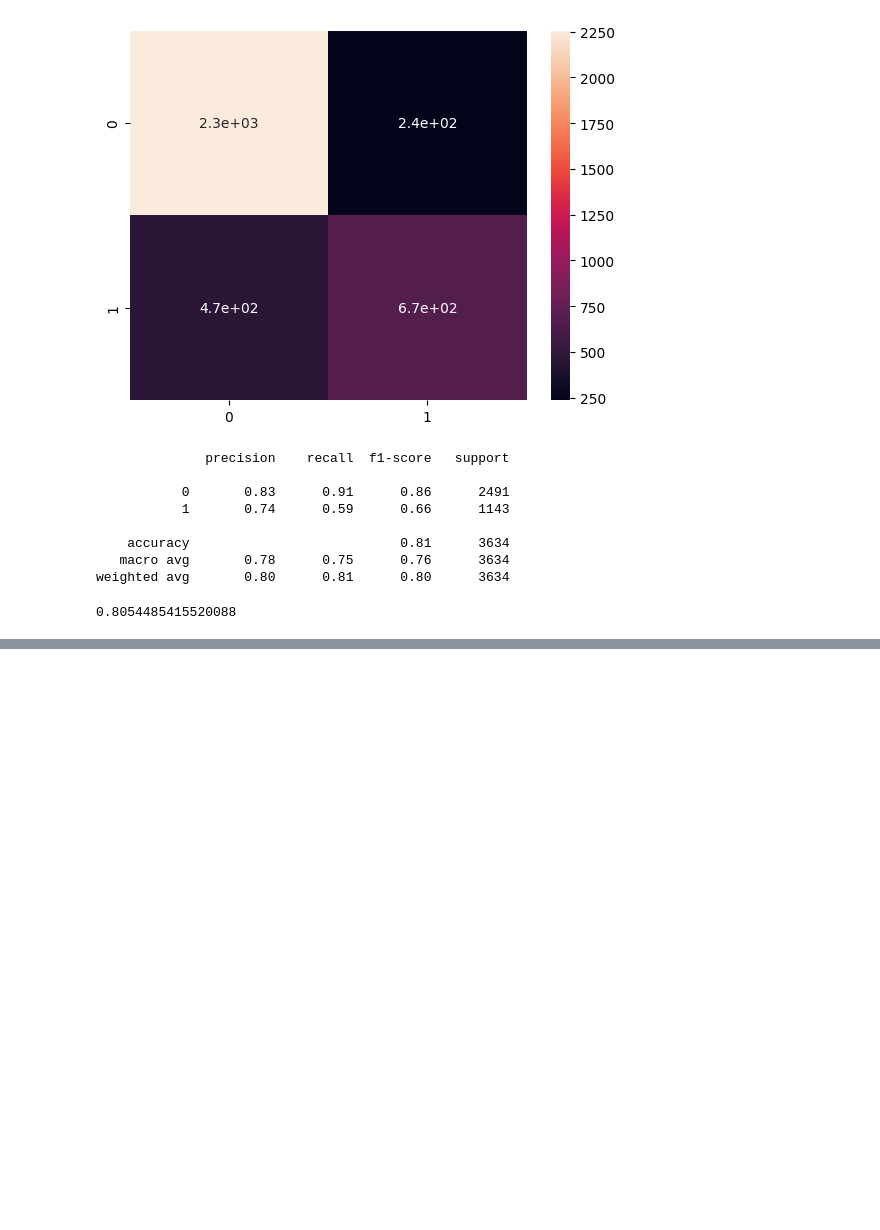
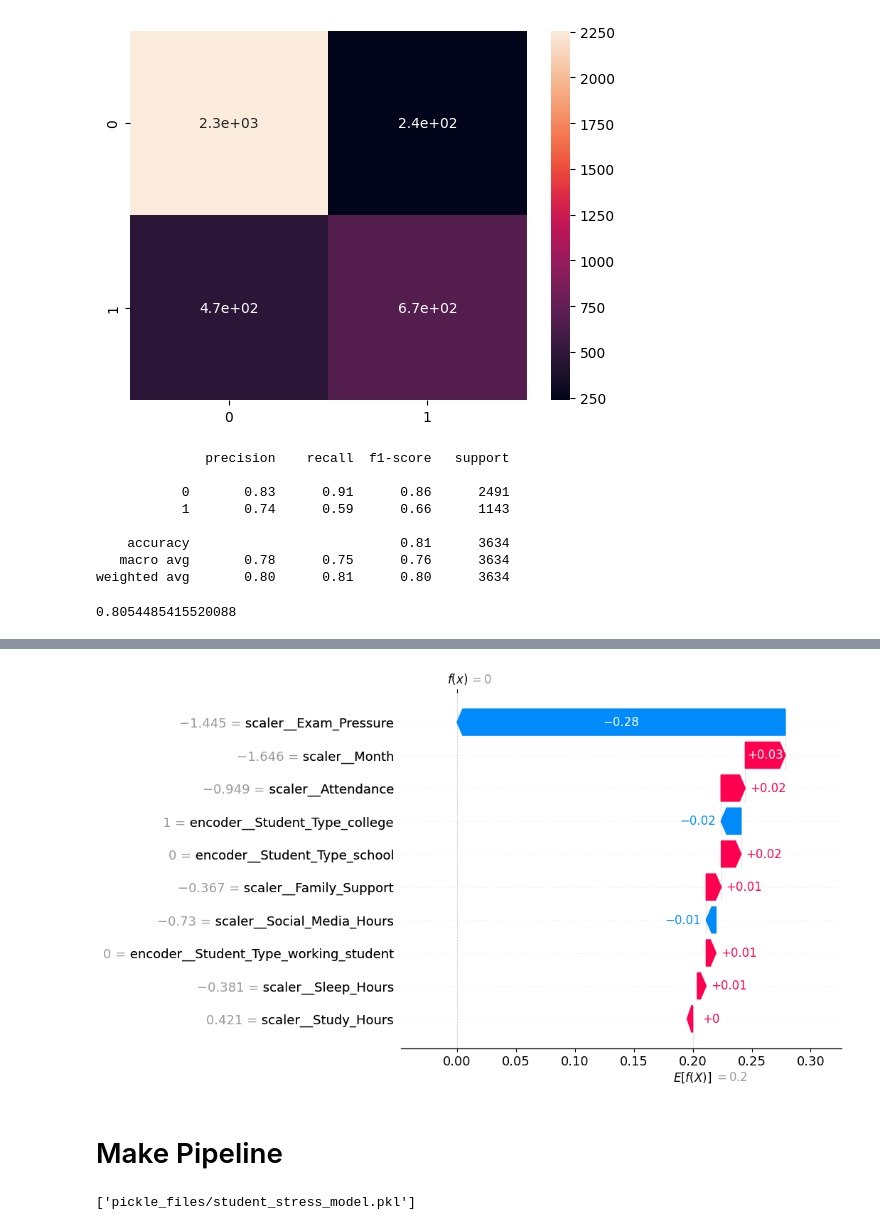
Before and after one commit to arashKhanDeveloper/ML-MLP-Student-Stress-Level, a Jupyter notebook: mlp_project.ipynb, the cells around one changed output, grey strips where cells are left out. Saved outputs shown, nothing was run; the diff lists cells and outputs as text; code cells hidden in the pictures; blank space fills up the shorter version.

```diff
--- a/mlp_project.ipynb
+++ b/mlp_project.ipynb
@@ -484,0 +535,8 @@ accuracy_score(y_test, test_pre)
+# %%
+shap.plots.waterfall(
+    shap_test[0]
+)
+# %% [output]
+[figure, added]
+# %% [markdown]
+<h1>Make Pipeline</h1>
@@ -484,0 +550,4 @@ accuracy_score(y_test, test_pre)
+# %%
+joblib.dump( pipeline, "pickle_files/student_stress_model.pkl")
+# %% [output]
+['pickle_files/student_stress_model.pkl']
```
Also changed, not shown: parts of 10 cells of this notebook, 1 other file.
